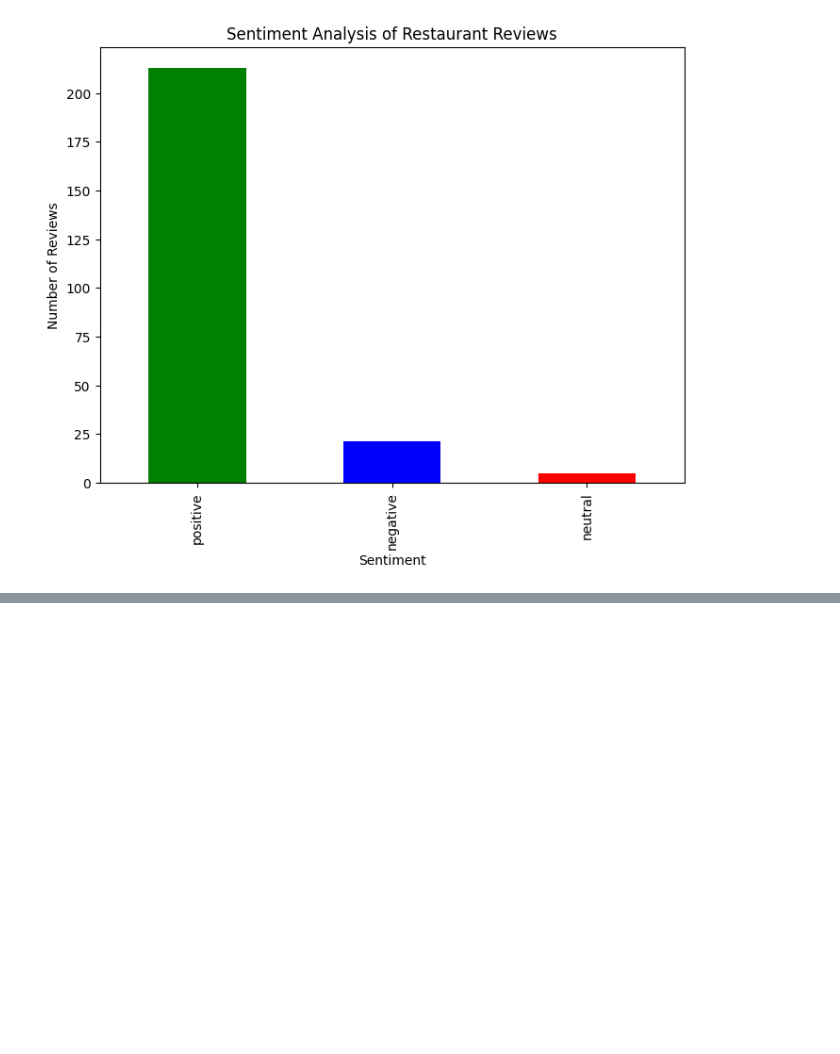
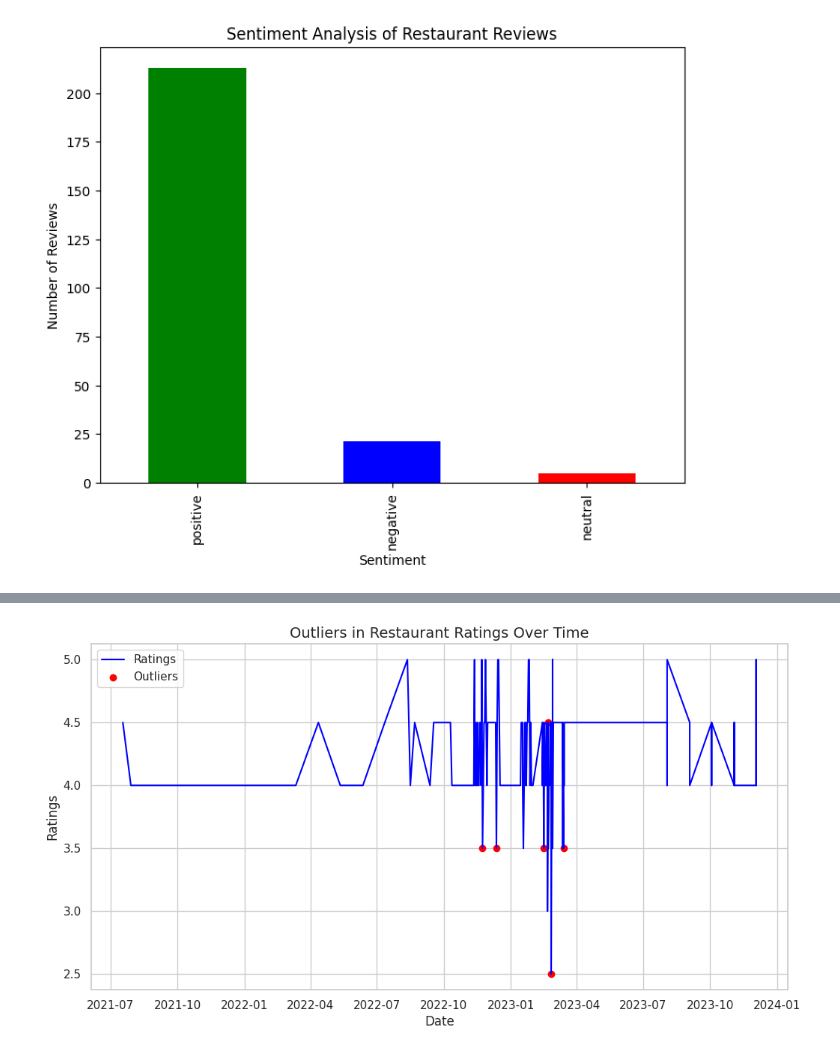
Before and after one commit to ssk2001/AI-Project, a Jupyter notebook: Yelp_Data_1.ipynb, the cells around one changed output, grey strips where cells are left out. Cells and saved outputs as stored; diff of their text form; code cells hidden in the pictures; blank space fills up the shorter version.

```diff
--- a/Yelp_Data_1.ipynb
+++ b/Yelp_Data_1.ipynb
@@ -669,0 +620,81 @@ ValueError: Missing column provided to 'parse_dates': 'Date1'
+# %%
+import pandas as pd
+import numpy as np
+import matplotlib.pyplot as plt
+import seaborn as sns
+from statsmodels.tsa.seasonal import seasonal_decompose
+from pandas.plotting import register_matplotlib_converters
+
+# For better visualizations
+sns.set(style="whitegrid")
+register_matplotlib_converters()
+
+df = pd.read_csv('Date formatting.csv')
+
+# Drop rows where 'date' or 'ratings' are NaN
+df.dropna(inplace=True)
+
+# Check the result to confirm no more missing values
+print(df.isnull().sum())
+
+# Forward fill missing values
+df['Rating'].fillna(method='ffill', inplace=True)
+
+
+# Check the result to confirm no more missing values
+print(df.isnull().sum())
+
+# Convert 'date' to datetime format and set as index
+df['Date'] = pd.to_datetime(df['Date'])
+df.set_index('Date', inplace=True)
+
+# Sort the data by date (important for time series analysis)
+df = df.sort_index()
+
+# Display the first few rows of the dataset
+df.head()
+
+
+
+# Fill NaN values using forward fill to avoid issues with decomposition
+df['Rating'] = df['Rating'].fillna(method='ffill')
+
+
+decompose_result = seasonal_decompose(df['Rating'], model='additive', period=30)
+
+
+
+outliers = (residuals - mean_residual).abs() > threshold * std_residual
+
+plt.figure(figsize=(12,6))
+plt.plot(df.index, df['Rating'], label='Ratings', color='blue')
+plt.scatter(df.index[outliers], df['Rating'][outliers], color='red', label='Outliers')
+plt.title('Outliers in Restaurant Ratings Over Time', fontsize=14)
+plt.xlabel('Date')
+plt.ylabel('Ratings')
+plt.legend()
+plt.show()
+
+
+# Trends
+plt.figure(figsize=(12,6))
+plt.plot(decompose_result.trend, color='green', label='Trend')
+plt.title('Trend in Restaurant Ratings', fontsize=14)
+plt.xlabel('Date')
+plt.ylabel('Ratings (Trend Component)')
+plt.grid(True)
+plt.legend()
+plt.show()
+
+#7-day Rolling mean
+df['rolling_mean'] = df['Rating'].rolling(window=30).mean()
+plt.figure(figsize=(12,6))
+plt.plot(df.index, df['Rating'], label='Ratings', color='blue', alpha=0.5)
+plt.plot(df.index, df['rolling_mean'], label='7-Day Rolling Mean', color='red')
+plt.title('Ratings with 7-Day Rolling Mean', fontsize=14)
+plt.xlabel('Date')
+plt.ylabel('Ratings')
+plt.legend()
+plt.grid(True)
+plt.show()
+# %% [output]
@@ -669,0 +713 @@ ValueError: Missing column provided to 'parse_dates': 'Date1'
+[figure, added]
```
Also changed, not shown: parts of 2 cells of this notebook.
